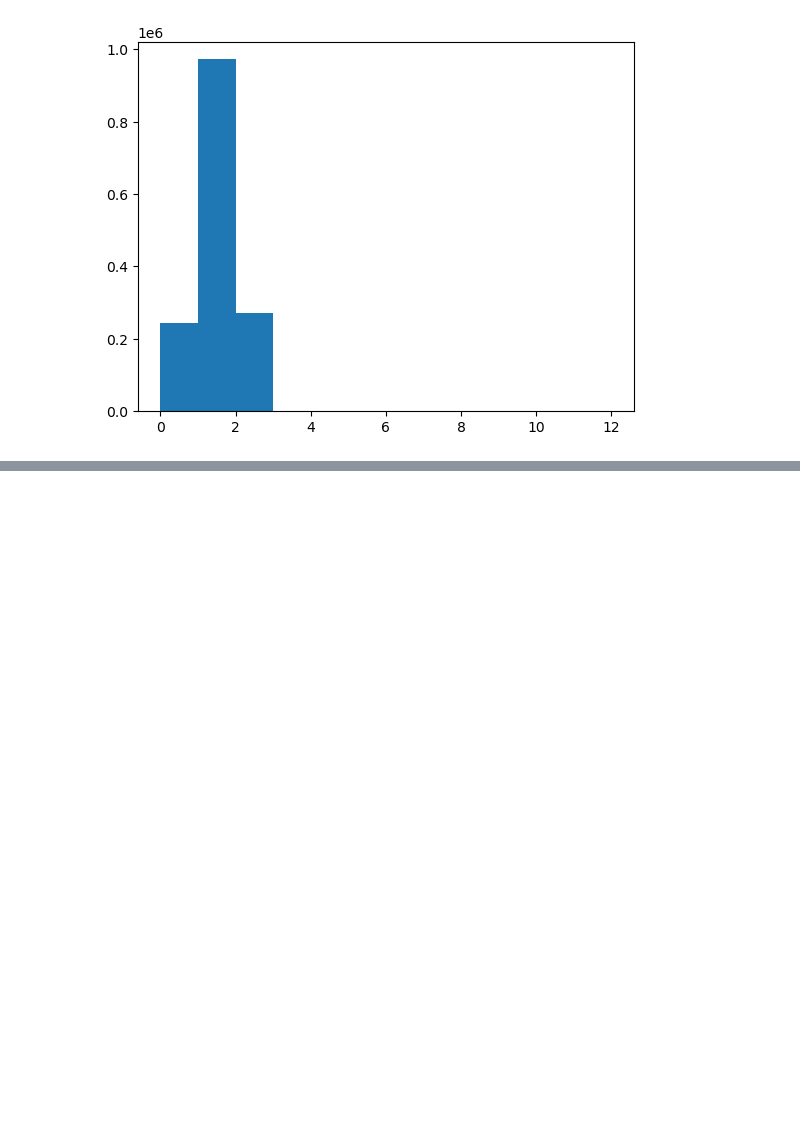
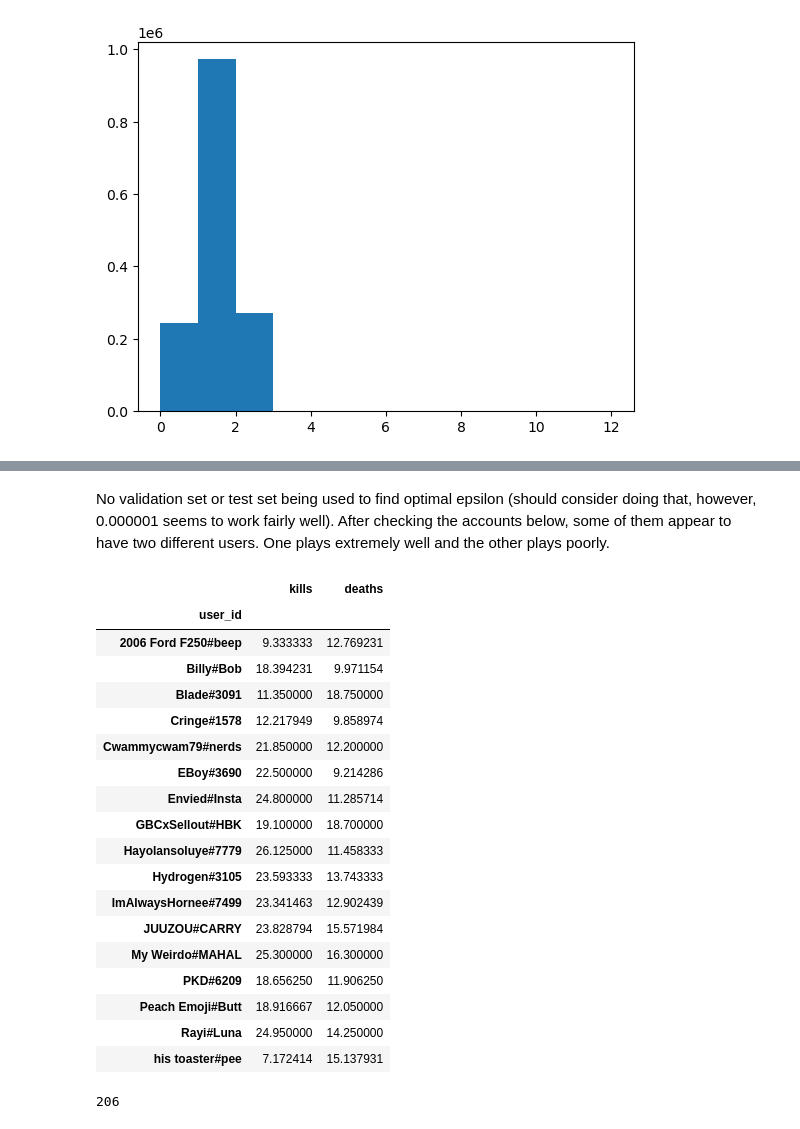
Before and after one commit to alecrmeyer/valmine, a Jupyter notebook: Analysis/SmurfAnomalyDetection.ipynb, the cells around one changed output, grey strips where cells are left out. Saved outputs shown, nothing was run; the diff lists cells and outputs as text; code cells hidden in the pictures; blank space fills up the shorter version.

```diff
--- a/Analysis/SmurfAnomalyDetection.ipynb
+++ b/Analysis/SmurfAnomalyDetection.ipynb
@@ -87,0 +185,24 @@ plt.hist(data["first_deaths"] ** 0.5, bins=np.arange(df[col].min(), df[col].max(
+# %% [markdown]
+No validation set or test set being used to find optimal epsilon (should consider doing that, however, 0.000001 seems to work fairly well). After checking the accounts below, some of them appear to have two different users. One plays extremely well and the other plays poorly.
+# %%
+avg_data[outliers]
+# %% [output]
+|  | kills | deaths |
+| user_id |  |  |
+| 2006 Ford F250#beep | 9.333333 | 12.769231 |
+| Billy#Bob | 18.394231 | 9.971154 |
+| Blade#3091 | 11.350000 | 18.750000 |
+| Cringe#1578 | 12.217949 | 9.858974 |
+| Cwammycwam79#nerds | 21.850000 | 12.200000 |
+| EBoy#3690 | 22.500000 | 9.214286 |
+| Envied#Insta | 24.800000 | 11.285714 |
+| GBCxSellout#HBK | 19.100000 | 18.700000 |
+| Hayolansoluye#7779 | 26.125000 | 11.458333 |
+| Hydrogen#3105 | 23.593333 | 13.743333 |
+| ImAlwaysHornee#7499 | 23.341463 | 12.902439 |
+| JUUZOU#CARRY | 23.828794 | 15.571984 |
+| My Weirdo#MAHAL | 25.300000 | 16.300000 |
+| PKD#6209 | 18.656250 | 11.906250 |
+| Peach Emoji#Butt | 18.916667 | 12.050000 |
+| Rayi#Luna | 24.950000 | 14.250000 |
+| his toaster#pee | 7.172414 | 15.137931 |
@@ -87,0 +224,4 @@ plt.hist(data["first_deaths"] ** 0.5, bins=np.arange(df[col].min(), df[col].max(
+# %%
+anomalies.shape[0]
+# %% [output]
+206
```
Also changed, not shown: parts of 17 cells of this notebook.
